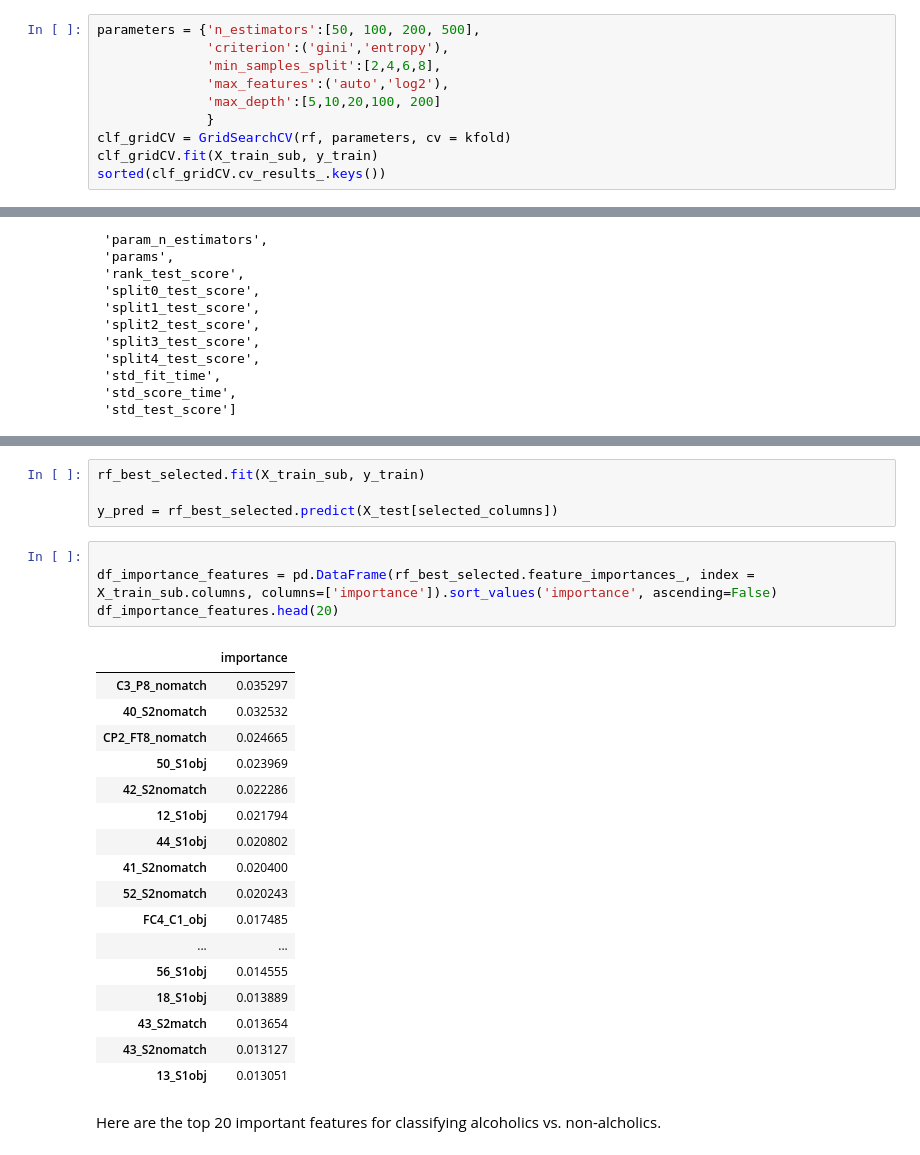
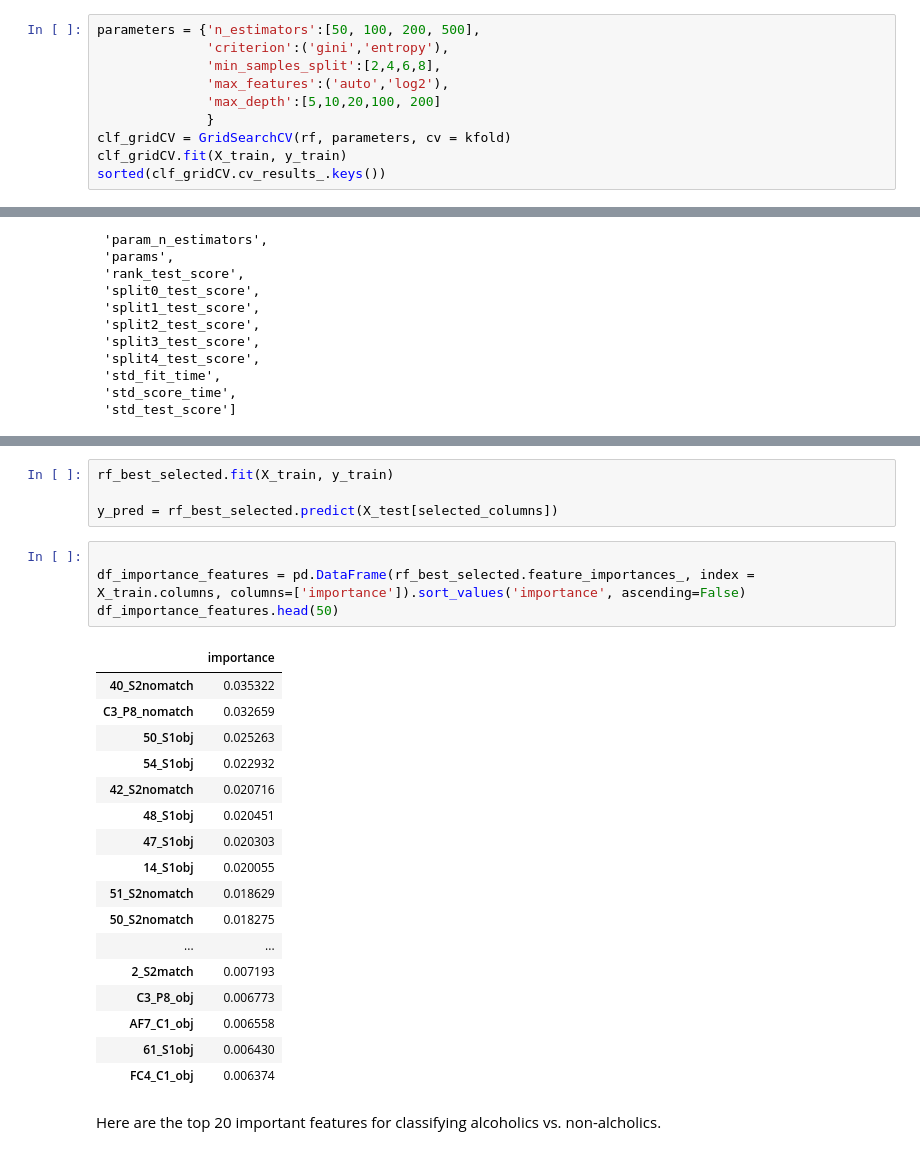
Before and after one commit to jgeller112/ERDOS_EEG_Project, a Jupyter notebook: Notebook/Bootcamp_notebook_project.ipynb, the cells around one changed output, grey strips where cells are left out. Cells and saved outputs as stored; diff of their text form.

```diff
--- a/Notebook/Bootcamp_notebook_project.ipynb
+++ b/Notebook/Bootcamp_notebook_project.ipynb
@@ -483,7 +483,7 @@ parameters = {'n_estimators':[50, 100, 200, 500],
               'max_depth':[5,10,20,100, 200]
               }
 clf_gridCV = GridSearchCV(rf, parameters, cv = kfold)
-clf_gridCV.fit(X_train_sub, y_train)
+clf_gridCV.fit(X_train, y_train)
 sorted(clf_gridCV.cv_results_.keys())
 # %% [output]
 ['mean_fit_time',
@@ -519,29 +532,29 @@ n_estimators:50
 # %%
-rf_best_selected.fit(X_train_sub, y_train)
+rf_best_selected.fit(X_train, y_train)
 
 y_pred = rf_best_selected.predict(X_test[selected_columns])
 # %%
 
-df_importance_features = pd.DataFrame(rf_best_selected.feature_importances_, index = X_train_sub.columns, columns=['importance']).sort_values('importance', ascending=False)
-df_importance_features.head(20)
+df_importance_features = pd.DataFrame(rf_best_selected.feature_importances_, index = X_train.columns, columns=['importance']).sort_values('importance', ascending=False)
+df_importance_features.head(50)
 # %% [output]
 |  | importance |
-| C3_P8_nomatch | 0.035297 |
-| 40_S2nomatch | 0.032532 |
-| CP2_FT8_nomatch | 0.024665 |
-| 50_S1obj | 0.023969 |
-| 42_S2nomatch | 0.022286 |
-| 12_S1obj | 0.021794 |
-| 44_S1obj | 0.020802 |
-| 41_S2nomatch | 0.020400 |
-| 52_S2nomatch | 0.020243 |
-| FC4_C1_obj | 0.017485 |
+| 40_S2nomatch | 0.035322 |
+| C3_P8_nomatch | 0.032659 |
+| 50_S1obj | 0.025263 |
+| 54_S1obj | 0.022932 |
+| 42_S2nomatch | 0.020716 |
+| 48_S1obj | 0.020451 |
+| 47_S1obj | 0.020303 |
+| 14_S1obj | 0.020055 |
+| 51_S2nomatch | 0.018629 |
+| 50_S2nomatch | 0.018275 |
 | ... | ... |
-| 56_S1obj | 0.014555 |
-| 18_S1obj | 0.013889 |
-| 43_S2match | 0.013654 |
-| 43_S2nomatch | 0.013127 |
-| 13_S1obj | 0.013051 |
+| 2_S2match | 0.007193 |
+| C3_P8_obj | 0.006773 |
+| AF7_C1_obj | 0.006558 |
+| 61_S1obj | 0.006430 |
+| FC4_C1_obj | 0.006374 |
 # %% [markdown]
 Here are the top 20 important features for classifying alcoholics vs. non-alcholics.
 # %% [markdown]
```
Also changed, not shown: parts of 6 cells of this notebook.
